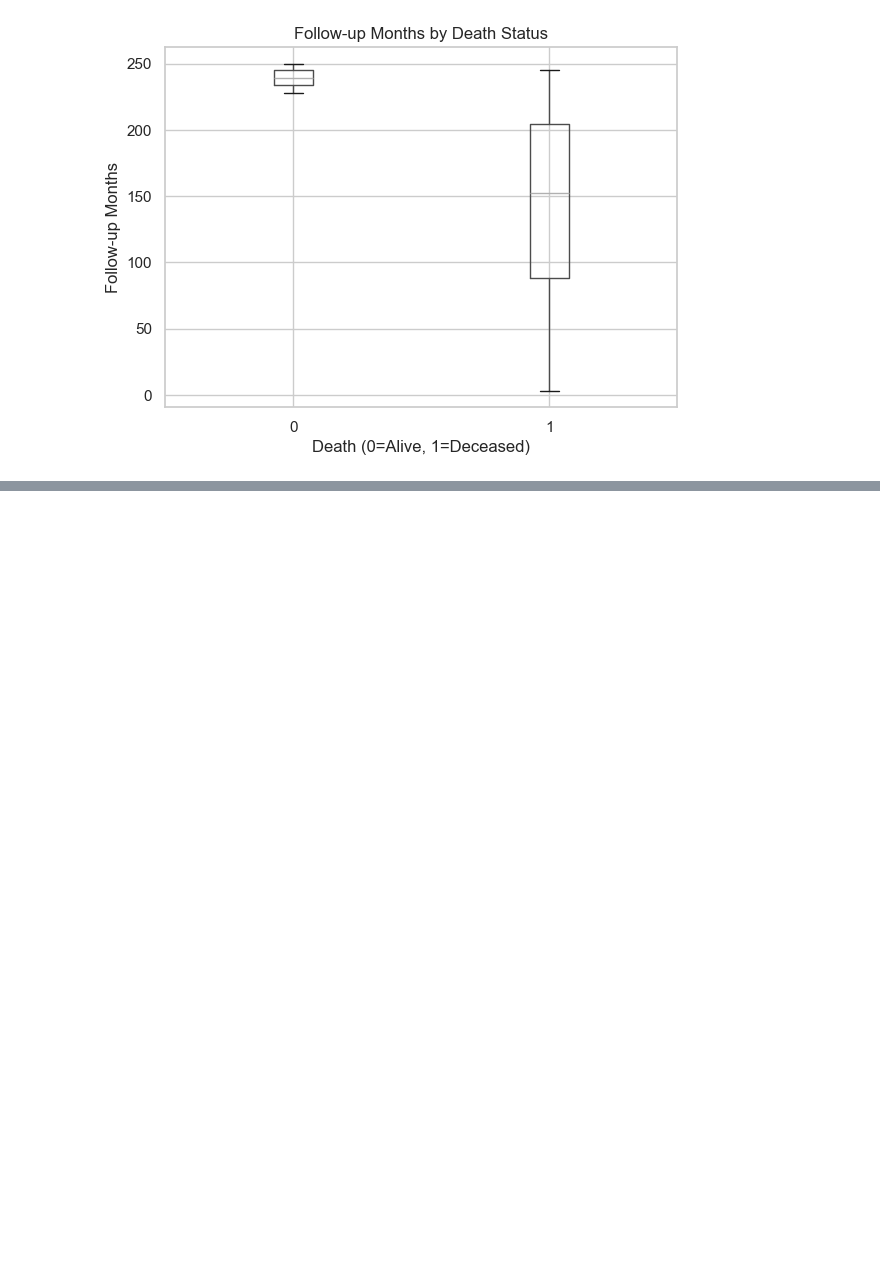
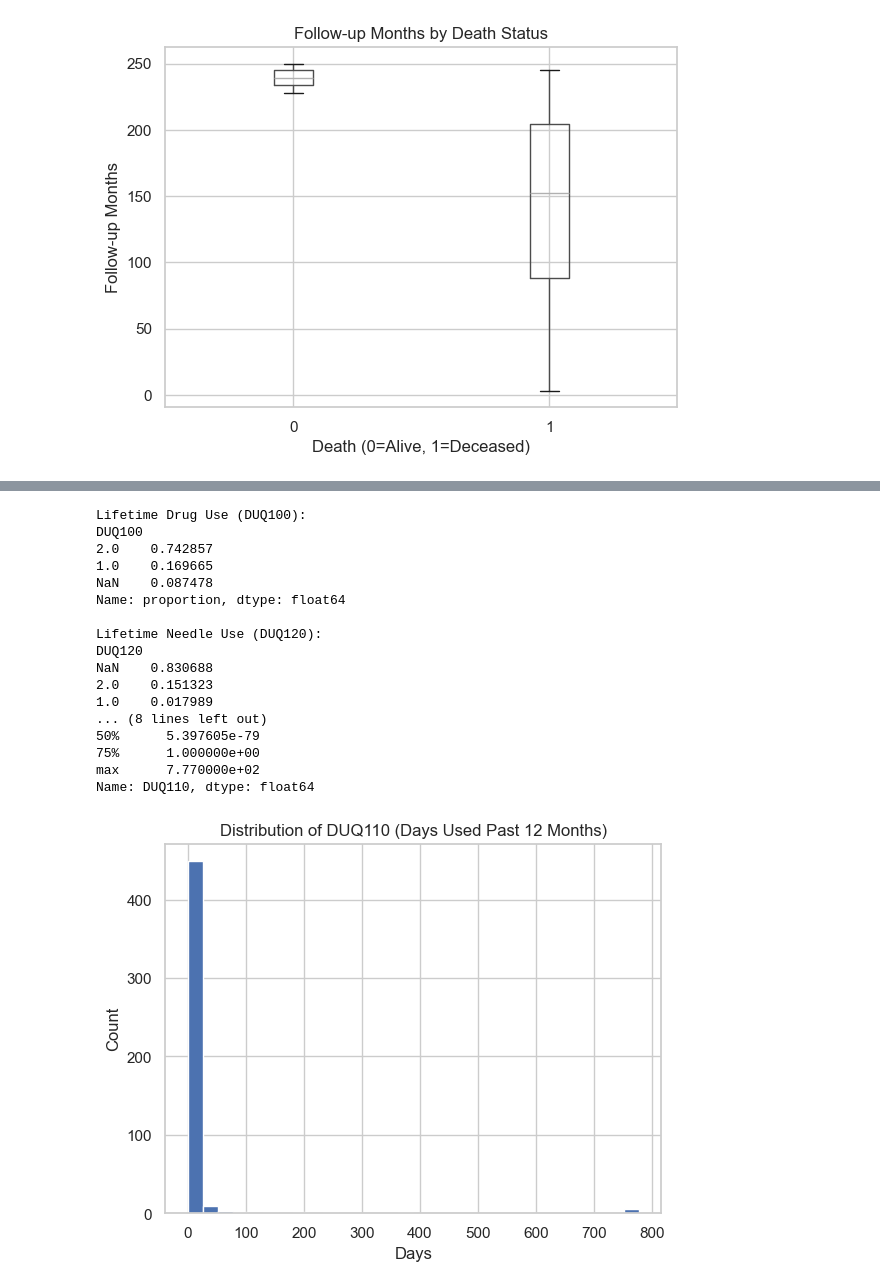
Before and after one commit to ayanrasulova/Project-1-Wrangling-EDA-kNN, a Jupyter notebook: project.ipynb, the cells around one changed output, grey strips where cells are left out. Drawn from its saved outputs; the diff is of its cells as text; code cells hidden in the pictures; blank space fills up the shorter version.

```diff
--- a/project.ipynb
+++ b/project.ipynb
@@ -148,0 +153,50 @@ Name: followup_months, dtype: float64
+# %%
+# Drug use distributions
+
+# Lifetime Drug Use (DUQ100)
+
+# Shows the proportion reporting ever using cocaine/other street drugs.
+print("Lifetime Drug Use (DUQ100):")
+print(df["DUQ100"].value_counts(dropna=False, normalize=True))
+
+# Lifetime Needle Use (DUQ120)
+# Typically much rarer than general drug use.
+# Important to check for sparsity, which can affect modeling stability.
+print("\nLifetime Needle Use (DUQ120):")
+print(df["DUQ120"].value_counts(dropna=False, normalize=True))
+
+# Past 12-Month Drug Use Days (DUQ110)
+
+# Continuous measure of recent drug use intensity.
+# Summary statistics help assess skewness and spread.
+print("\nPast 12-Month Drug Use Days (DUQ110):")
+print(df["DUQ110"].describe())
+
+# Histogram of Past 12-Month Drug Use Days
+
+# Visual check for skewness and extreme values.
+plt.figure()
+df["DUQ110"].dropna().hist(bins=30)
+plt.title("Distribution of DUQ110 (Days Used Past 12 Months)")
+plt.xlabel("Days")
+plt.ylabel("Count")
+plt.show()
+# %% [output]
+Lifetime Drug Use (DUQ100):
+DUQ100
+2.0    0.742857
+1.0    0.169665
+NaN    0.087478
+Name: proportion, dtype: float64
+
+Lifetime Needle Use (DUQ120):
+DUQ120
+NaN    0.830688
+2.0    0.151323
+1.0    0.017989
+... (8 lines left out)
+50%      5.397605e-79
+75%      1.000000e+00
+max      7.770000e+02
+Name: DUQ110, dtype: float64
+[figure, added]
```
Also changed, not shown: parts of 8 cells of this notebook.
